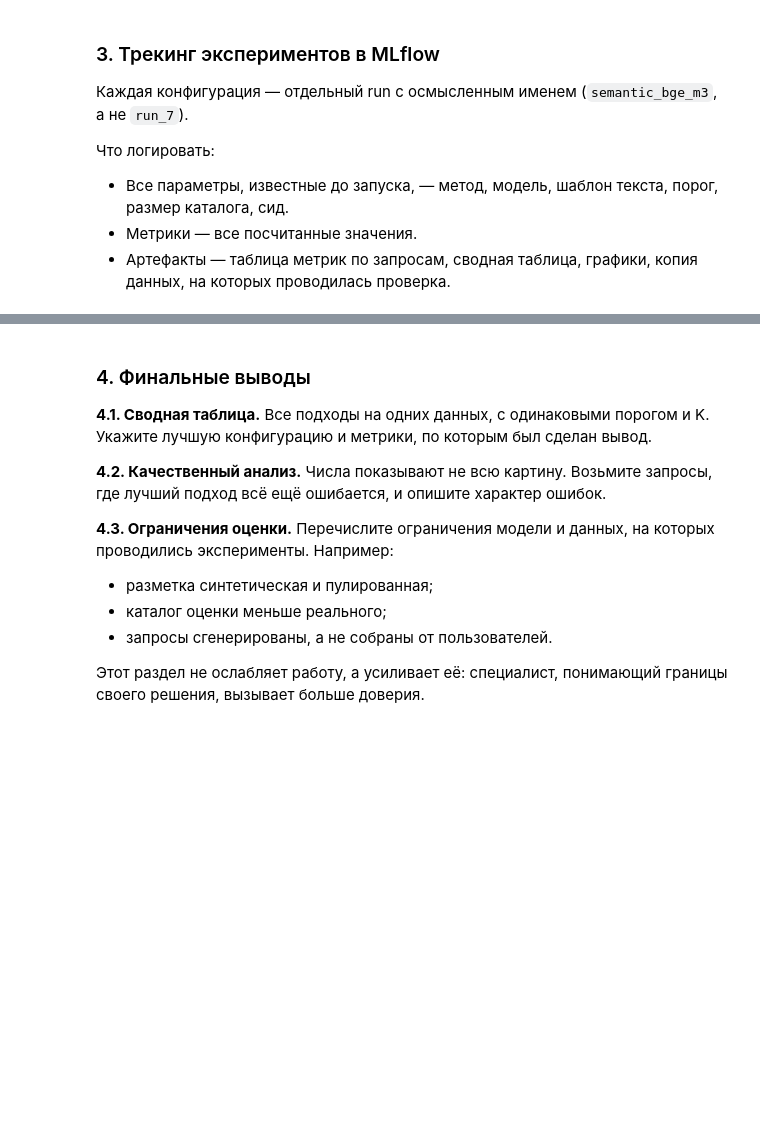
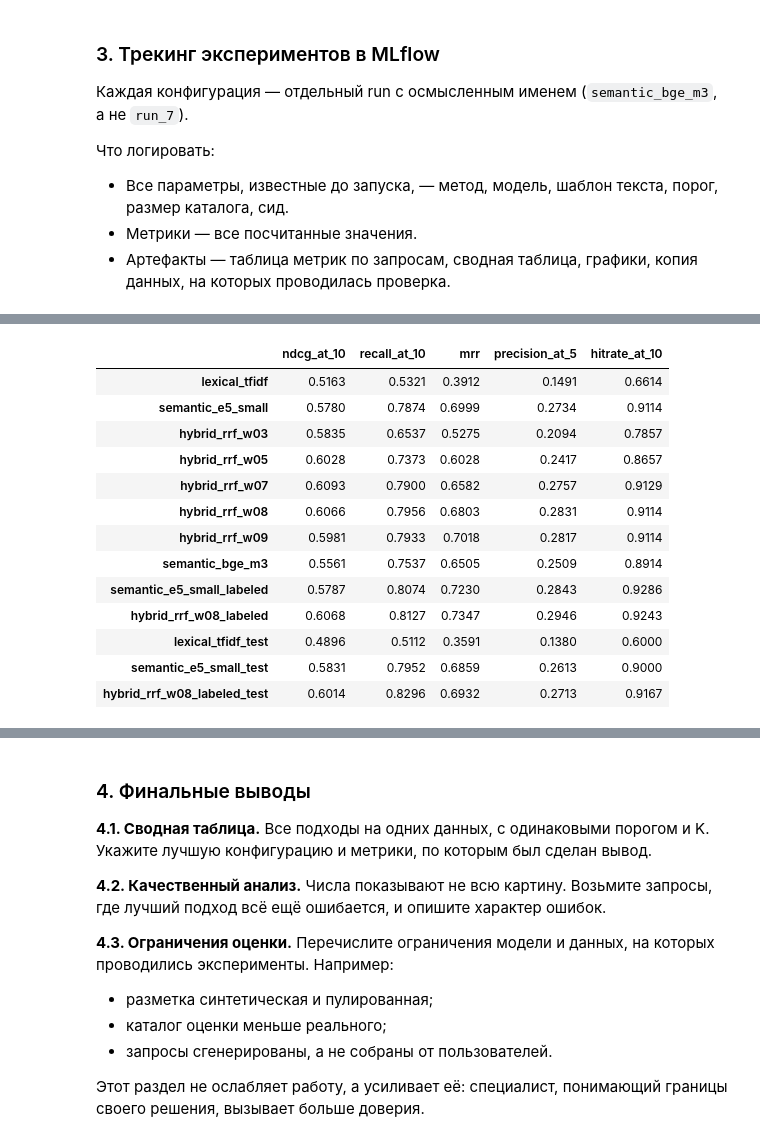
Before and after one commit to India-Lima/semantic-search, a Jupyter notebook: semantic_search_project.ipynb, the cells around one changed output, grey strips where cells are left out. Drawn from its saved outputs; the diff is of its cells as text; code cells hidden in the pictures; blank space fills up the shorter version.

Commit message:
Эксперименты: гибрид RRF, bge-m3, шаблон с метками; финальный тест; MLflow

```diff
--- a/semantic_search_project.ipynb
+++ b/semantic_search_project.ipynb
@@ -1239,6 +1652,22 @@ Ellipsis
 
 Выборка `test` нужна для финальной проверки модели, когда конфигурация окончательно выбрана по результатам валидации. Каждый повторный прогон с подстройкой превращает `test` в ещё одну валидацию и обесценивает финальные показатели.
 # %%
-RUN_FINAL_TEST_EVAL = False  # Переведите в True, когда конфигурация финальная
+RUN_FINAL_TEST_EVAL = True  # конфигурация выбрана по train: hybrid_rrf_w08_labeled
 
-# Ваш код
+if RUN_FINAL_TEST_EVAL:
+    golden_test = make_golden(queries_test)
+    test_configs = {
+        "lexical_tfidf": search_lexical,
+        "semantic_e5_small": search_semantic,
+        "hybrid_rrf_w08_labeled": search_hybrid_labeled,
+    }
+    for name, search in test_configs.items():
+        experiments[f"{name}_test"] = (
+            {**experiments[name][0], "eval_split": "test"},
+            evaluate(search, golden_test),
+        )
+    print(
+        f"Test: {len(golden_test)} запросов, каталог: {len(catalog_eval)}, "
+        f"порог: relevance >= {RELEVANCE_THRESHOLD}"
+    )
+    display(compare([f"{name}_test" for name in test_configs]))
@@ -1252,4 +1700,42 @@ RUN_FINAL_TEST_EVAL = False  # Переведите в True, когда конф
 - Метрики — все посчитанные значения.
 - Артефакты — таблица метрик по запросам, сводная таблица, графики, копия данных, на которых проводилась проверка.
 # %%
-# Ваш код: подключение к MLflow из .env и логирование прогонов
+import os
+import tempfile
+
+import mlflow
+from dotenv import load_dotenv
+
+load_dotenv(override=True)
+mlflow.set_tracking_uri(os.environ["MLFLOW_TRACKING_URI"])
+EXPERIMENT_NAME = "wb-semantic-search"
+mlflow.set_experiment(EXPERIMENT_NAME)
+
+summary_all = pd.DataFrame(
+    {
+        name: res.drop(columns=["query_id", "query_text"]).mean()
+        for name, (_, res) in experiments.items()
+    }
+).T.round(4)
+
+with tempfile.TemporaryDirectory() as tmp:
+    summary_path = os.path.join(tmp, "summary_all.csv")
+    summary_all.to_csv(summary_path)
+    golden_paths = {}
+    for split, queries in (("train", queries_train), ("test", queries_test)):
+        golden_paths[split] = os.path.join(tmp, f"golden_{split}.csv")
+        queries.to_csv(golden_paths[split], index=False)
+
+    for name, (params, res) in experiments.items():
+        with mlflow.start_run(run_name=name):
+            mlflow.log_params(params)
+            mlflow.log_metrics(summary_all.loc[name].to_dict())
+            per_query_path = os.path.join(tmp, f"{name}_per_query.csv")
+            res.to_csv(per_query_path, index=False)
+            mlflow.log_artifact(per_query_path)
+            mlflow.log_artifact(summary_path)
+            mlflow.log_artifact(golden_paths[params["eval_split"]])
+
+print(f"Залогировано run: {len(experiments)} в эксперимент '{EXPERIMENT_NAME}'")
+summary_all[KEY_METRICS]
+# %% [output]
@@ -1255,0 +1759,14 @@ RUN_FINAL_TEST_EVAL = False  # Переведите в True, когда конф
+|  | ndcg_at_10 | recall_at_10 | mrr | precision_at_5 | hitrate_at_10 |
+| lexical_tfidf | 0.5163 | 0.5321 | 0.3912 | 0.1491 | 0.6614 |
+| semantic_e5_small | 0.5780 | 0.7874 | 0.6999 | 0.2734 | 0.9114 |
+| hybrid_rrf_w03 | 0.5835 | 0.6537 | 0.5275 | 0.2094 | 0.7857 |
+| hybrid_rrf_w05 | 0.6028 | 0.7373 | 0.6028 | 0.2417 | 0.8657 |
+| hybrid_rrf_w07 | 0.6093 | 0.7900 | 0.6582 | 0.2757 | 0.9129 |
+| hybrid_rrf_w08 | 0.6066 | 0.7956 | 0.6803 | 0.2831 | 0.9114 |
+| hybrid_rrf_w09 | 0.5981 | 0.7933 | 0.7018 | 0.2817 | 0.9114 |
+| semantic_bge_m3 | 0.5561 | 0.7537 | 0.6505 | 0.2509 | 0.8914 |
+| semantic_e5_small_labeled | 0.5787 | 0.8074 | 0.7230 | 0.2843 | 0.9286 |
+| hybrid_rrf_w08_labeled | 0.6068 | 0.8127 | 0.7347 | 0.2946 | 0.9243 |
+| lexical_tfidf_test | 0.4896 | 0.5112 | 0.3591 | 0.1380 | 0.6000 |
+| semantic_e5_small_test | 0.5831 | 0.7952 | 0.6859 | 0.2613 | 0.9000 |
+| hybrid_rrf_w08_labeled_test | 0.6014 | 0.8296 | 0.6932 | 0.2713 | 0.9167 |
```
Also changed, not shown: parts of 18 cells of this notebook.
